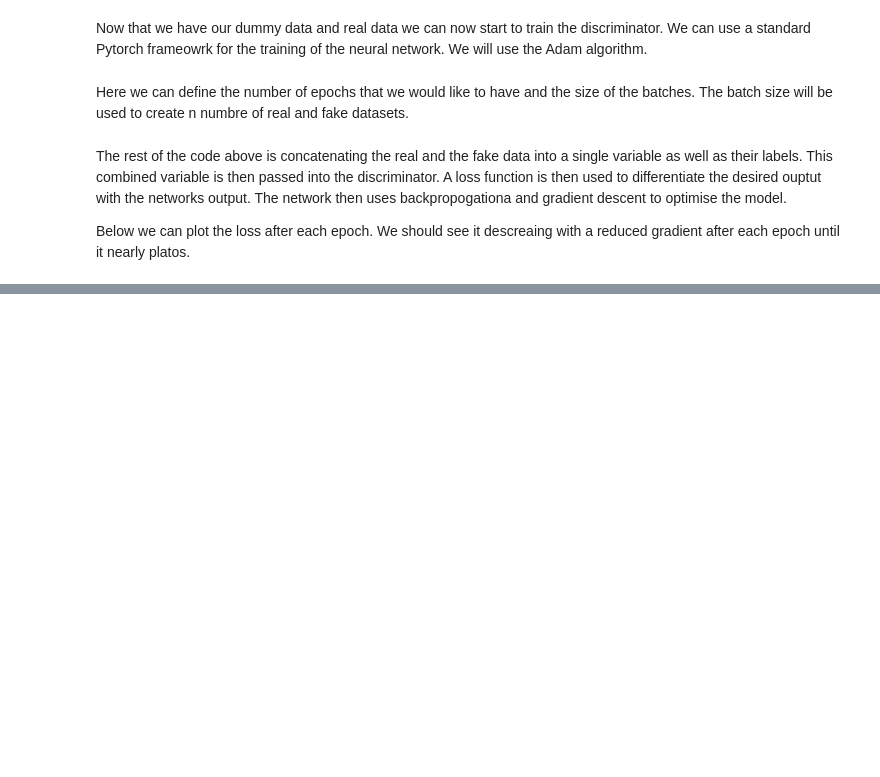
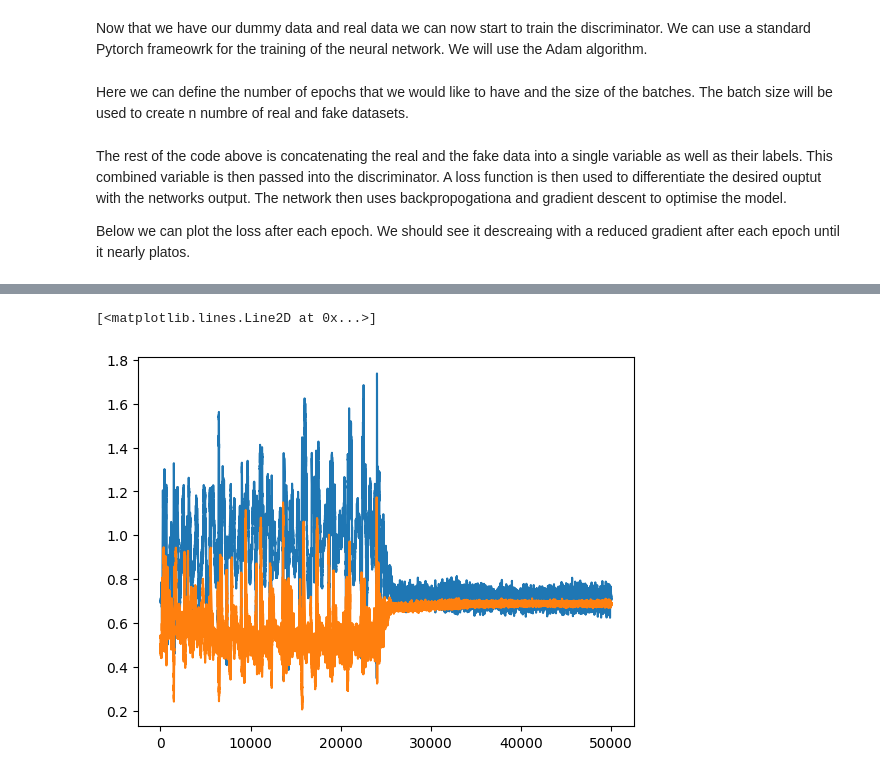
Before and after one commit to Rahy-Premji/NvidiaSpringWeek, a Jupyter notebook: GANsNotebook.ipynb, the cells around one changed output, grey strips where cells are left out. Drawn from its saved outputs; the diff is of its cells as text; code cells hidden in the pictures; blank space fills up the shorter version.

```diff
--- a/GANsNotebook.ipynb
+++ b/GANsNotebook.ipynb
@@ -156,0 +310,14 @@ Text(0.5, 1.0, 'Plot of the loss after each epoch')
+# %%
+# Train the discriminator on the true/generated data
+discriminator_optimizer.zero_grad()
+true_discriminator_out = discriminator(real_data)
+true_discriminator_loss = loss(true_discriminator_out, real_data_label)
+
+# add .detach() here. Think about this
+# here a fake_data is passed with a gradient turned off
+# see our post about <a href="https://datahacker.rs/004-computational-graph-and-autograd-with-pytorch/#Automatic-differentiation-module-in-PyTorch---Autograd">AUTOGRAD</a>
+generator_discriminator_out = discriminator(fake_data.detach())
+generator_discriminator_loss = loss(generator_discriminator_out, torch.zeros(N,1))
+discriminator_loss = (true_discriminator_loss + generator_discriminator_loss) / 2
+discriminator_loss.backward()
+discriminator_optimizer.step()
@@ -156,0 +406,6 @@ Text(0.5, 1.0, 'Plot of the loss after each epoch')
+# %%
+plt.plot(gLosses,label="G")
+plt.plot(dLosses,label="D")
+# %% [output]
+[<matplotlib.lines.Line2D at 0x...>]
+[figure, added]
```
Also changed, not shown: parts of 29 cells of this notebook.
